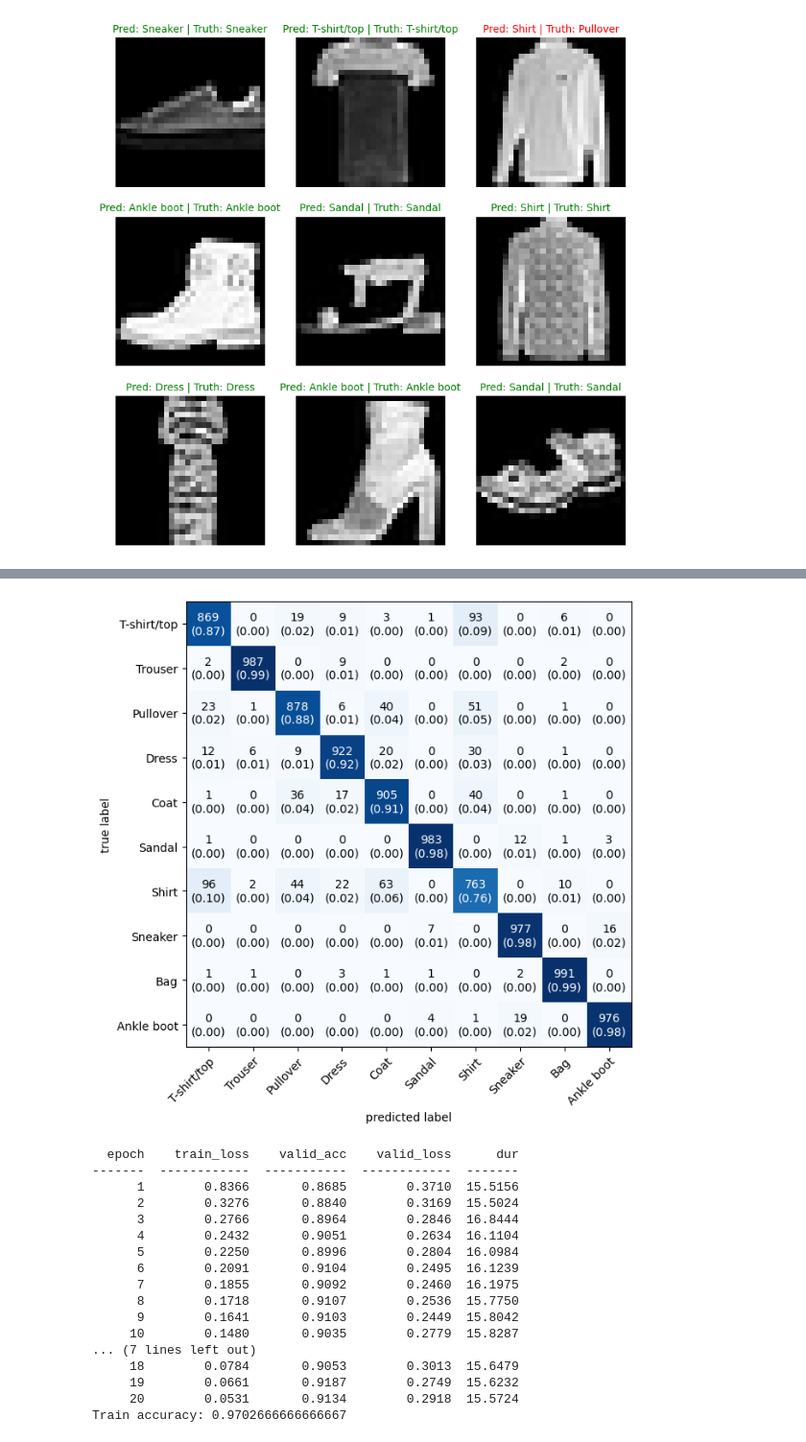
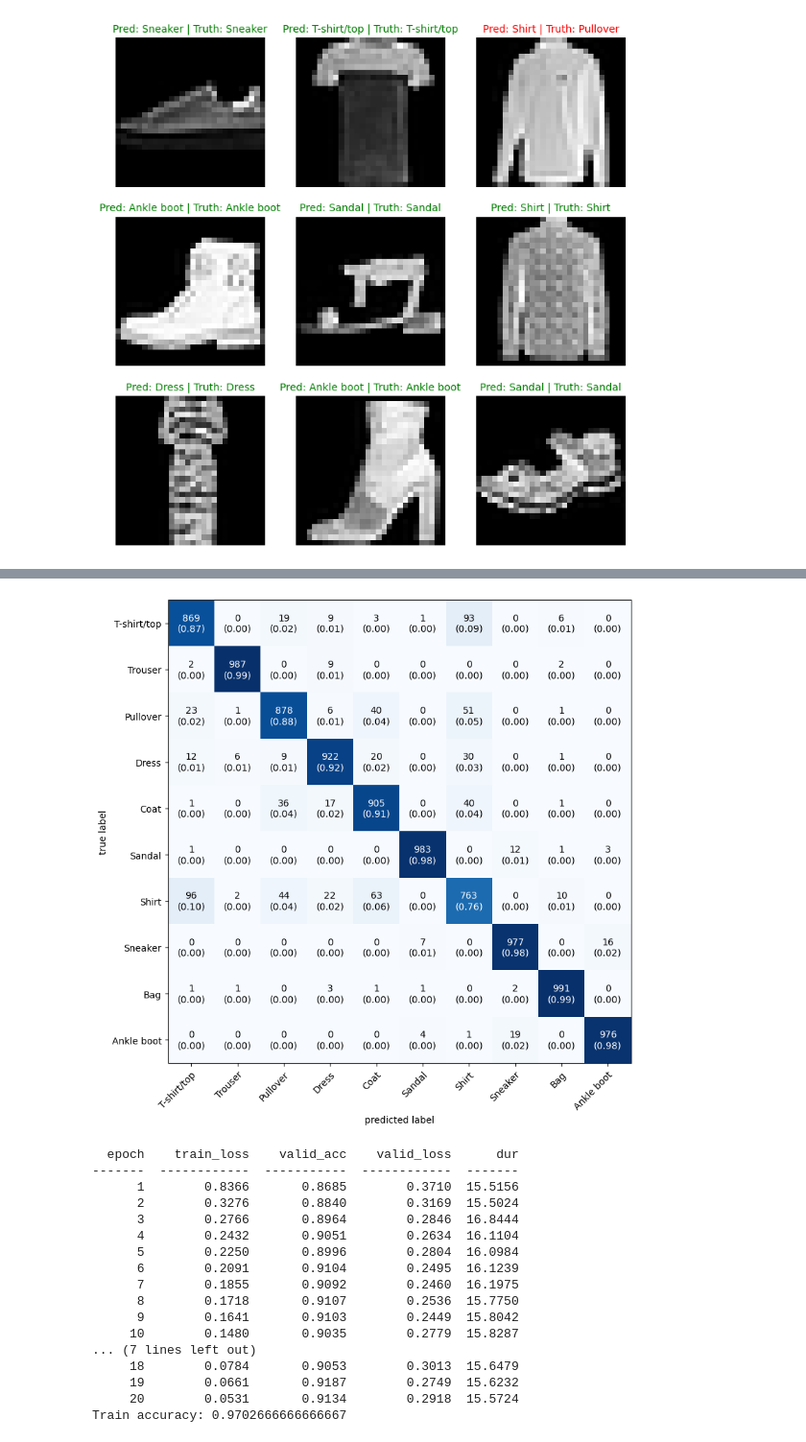
Before and after one commit to data-alch3m1st/PyTorch_tinkering, a Jupyter notebook: experimenting_code/skortch_comp_vision_FashionMNIST_v5_RandomSearchCV-Copy1.ipynb, the cells around one changed output, grey strips where cells are left out. Shown: that part at 96% size. Saved outputs shown, nothing was run; the diff lists cells and outputs as text; code cells hidden in the pictures.

```diff
--- a/experimenting_code/skortch_comp_vision_FashionMNIST_v5_RandomSearchCV-Copy1.ipynb
+++ b/experimenting_code/skortch_comp_vision_FashionMNIST_v5_RandomSearchCV-Copy1.ipynb
@@ -714,22 +668,0 @@ fig, ax = plot_confusion_matrix(
-# %%
-from torchmetrics import ConfusionMatrix
-from mlxtend.plotting import plot_confusion_matrix
-
-# 1. Create confusion matrix
-confmat = ConfusionMatrix(num_classes=len(class_names), task='multiclass', #normalize="true"
-                         )
-confmat_tensor = confmat(preds=y_pred_tensor, target=test_dataset.targets)
-
-# 2. Convert to NumPy
-confmat_numpy = confmat_tensor.numpy()
-
-# 3. Plot confusion matrix with formatted values
-fig, ax = plot_confusion_matrix(
-    conf_mat=confmat_numpy,
-    class_names=class_names,
-    figsize=(12, ),
-    show_normed=True,  # Normalized values
-#     fmt='.4f'  # Display with 4 decimal places
-)
-# %% [output]
-[figure, removed]
@@ -736,3 +688,31 @@ fig, ax = plot_confusion_matrix(
+# %%
+from torchmetrics import ConfusionMatrix
+from mlxtend.plotting import plot_confusion_matrix
+
+# 1. Create confusion matrix
+confmat = ConfusionMatrix(
+    num_classes=len(class_names)
+    , task='multiclass'
+    , #normalize="true"
+)
+
+confmat_tensor = confmat(
+    preds=y_pred_tensor
+    , target=test_dataset.targets)
+
+# 2. Convert to NumPy
+confmat_numpy = confmat_tensor.numpy()
+
+# 3. Plot confusion matrix with formatted values
+fig, ax = plot_confusion_matrix(
+    conf_mat=confmat_numpy
+    , class_names=class_names
+    , figsize=(12, 9)
+    , show_normed=True  # Normalized values
+#     fmt='.4f'  # Display with 4 decimal places
+)
+# %% [output]
+[figure, added]
 # %%
 # 4. Define parameter grid
 #    Note: use 'module__' prefix for module args
```
Also changed, not shown: parts of 40 cells of this notebook.
